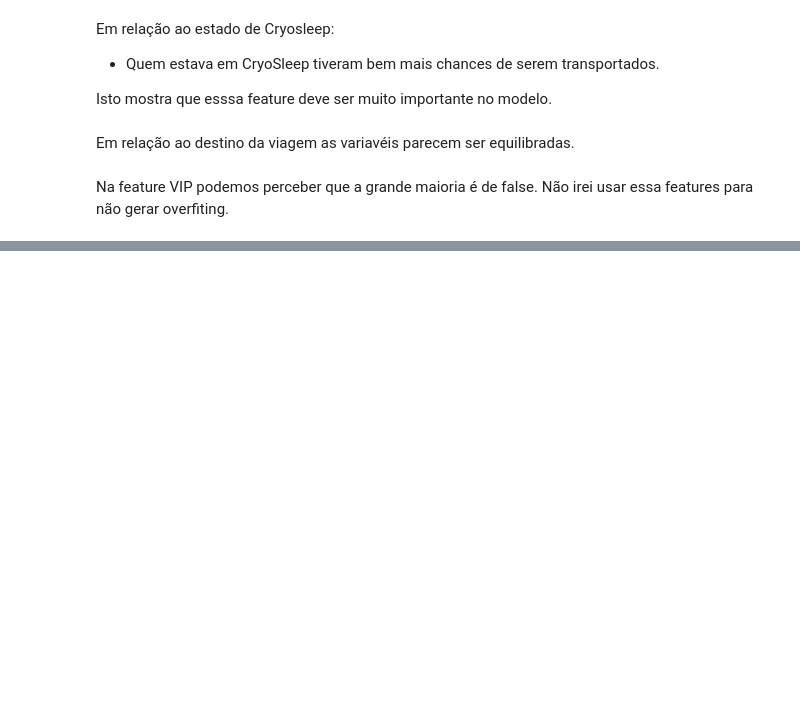
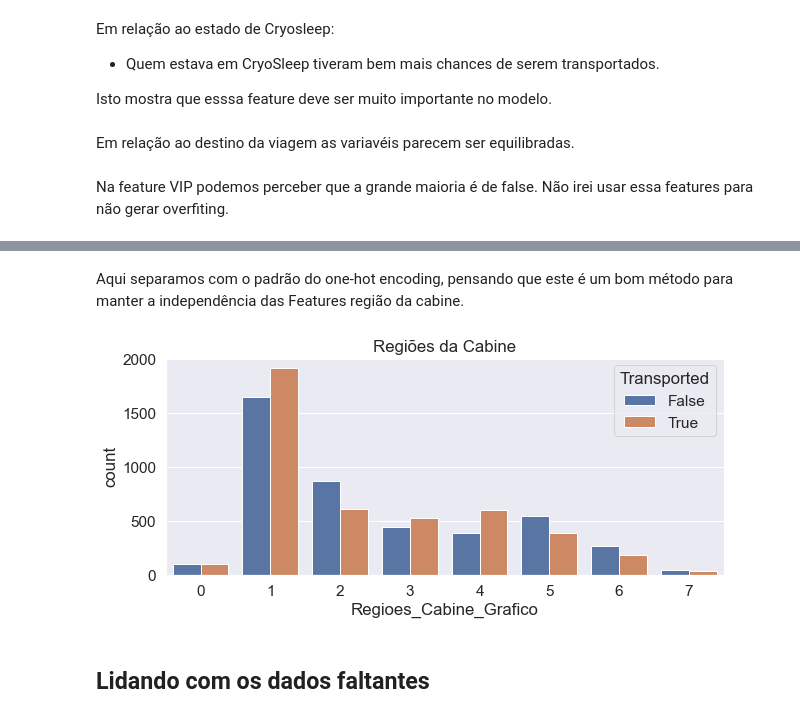
Before and after one commit to renatonogueirajr/spaceship_titanic, a Jupyter notebook: main.ipynb, the cells around one changed output, grey strips where cells are left out. Saved outputs shown, nothing was run; the diff lists cells and outputs as text; code cells hidden in the pictures; blank space fills up the shorter version.

```diff
--- a/main.ipynb
+++ b/main.ipynb
@@ -224,0 +316,30 @@ Na feature VIP podemos perceber que a grande maioria é de false. Não irei usar
+# %%
+
+dataset['Regiao_cabine_1']=(dataset['Numero_Cabine']<300).astype(int)   # one-hot encoding
+dataset['Regiao_cabine_2']=((dataset['Numero_Cabine']>=300) & (dataset['Numero_Cabine']<600)).astype(int)
+dataset['Regiao_cabine_3']=((dataset['Numero_Cabine']>=600) & (dataset['Numero_Cabine']<900)).astype(int)
+dataset['Regiao_cabine_4']=((dataset['Numero_Cabine']>=900) & (dataset['Numero_Cabine']<1200)).astype(int)
+dataset['Regiao_cabine_5']=((dataset['Numero_Cabine']>=1200) & (dataset['Numero_Cabine']<1500)).astype(int)
+dataset['Regiao_cabine_6']=((dataset['Numero_Cabine']>=1500) & (dataset['Numero_Cabine']<1800)).astype(int)
+dataset['Regiao_cabine_7']=(dataset['Numero_Cabine']>=1800).astype(int)
+
+
+datatest['Regiao_cabine_1']=(datatest['Numero_Cabine']<300).astype(int)   # one-hot encoding
+datatest['Regiao_cabine_2']=((datatest['Numero_Cabine']>=300) & (datatest['Numero_Cabine']<600)).astype(int)
+datatest['Regiao_cabine_3']=((datatest['Numero_Cabine']>=600) & (datatest['Numero_Cabine']<900)).astype(int)
+datatest['Regiao_cabine_4']=((datatest['Numero_Cabine']>=900) & (datatest['Numero_Cabine']<1200)).astype(int)
+datatest['Regiao_cabine_5']=((datatest['Numero_Cabine']>=1200) & (datatest['Numero_Cabine']<1500)).astype(int)
+datatest['Regiao_cabine_6']=((datatest['Numero_Cabine']>=1500) & (datatest['Numero_Cabine']<1800)).astype(int)
+datatest['Regiao_cabine_7']=(datatest['Numero_Cabine']>=1800).astype(int)
+# %% [markdown]
+Aqui separamos com o padrão do one-hot encoding, pensando que este é um bom método para manter a independência das Features região da cabine.
+# %%
+plt.figure(figsize=(10,4))
+dataset['Regioes_Cabine_Grafico']=(dataset['Regiao_cabine_1']+2*dataset['Regiao_cabine_2']+3*dataset['Regiao_cabine_3']+4*dataset['Regiao_cabine_4']+5*dataset['Regiao_cabine_5']+6*dataset['Regiao_cabine_6']+7*dataset['Regiao_cabine_7']).astype(int)
+sns.countplot(data=dataset, x='Regioes_Cabine_Grafico', hue='Transported')
+plt.title('Regiões da Cabine')
+dataset.drop('Regioes_Cabine_Grafico', axis=1, inplace=True)
+# %% [output]
+[figure, added]
+# %% [markdown]
+## Lidando com os dados faltantes
```
Also changed, not shown: parts of 24 cells of this notebook.
